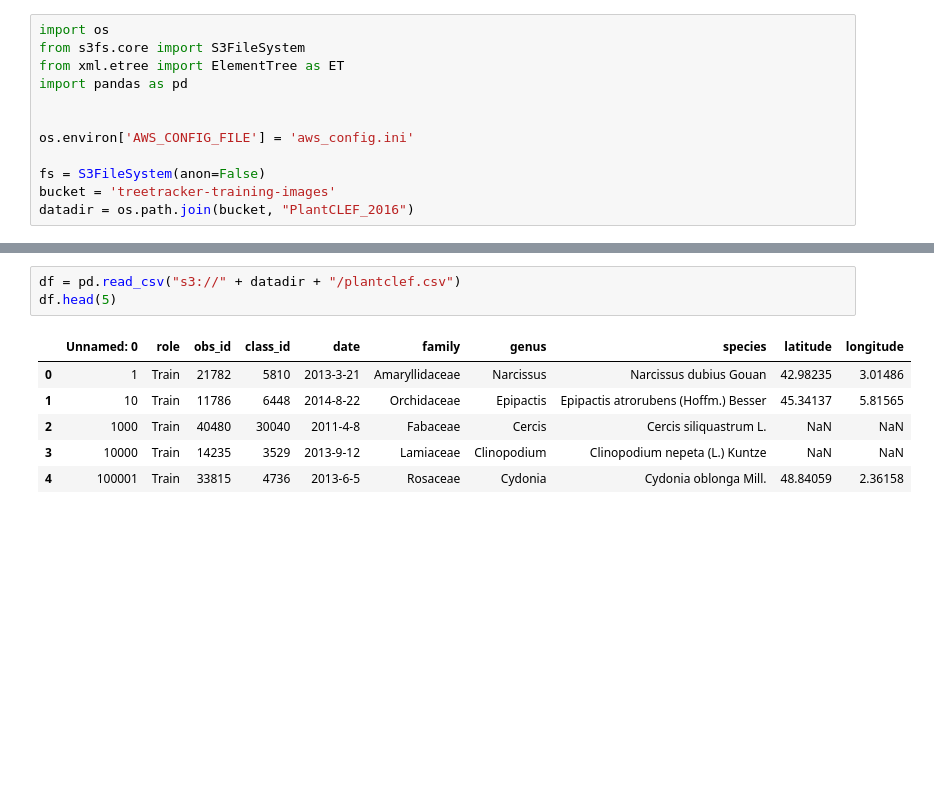
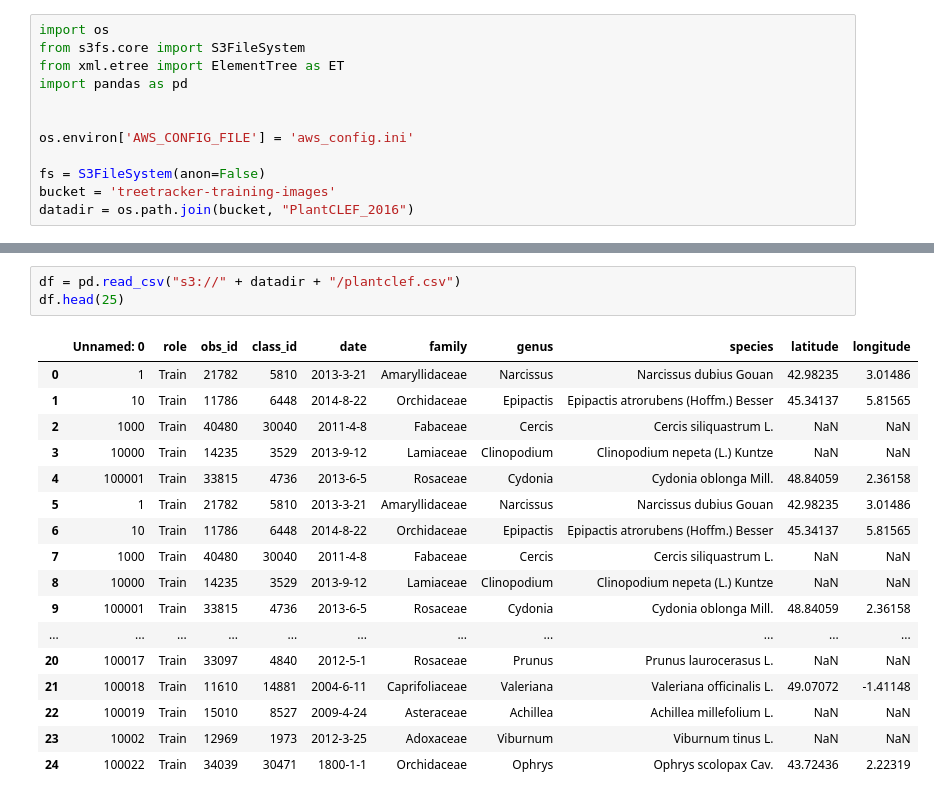
Before and after one commit to Greenstand/treetracker-machine-learning, a Jupyter notebook: api/plantclef_process.ipynb, the cells around one changed output, grey strips where cells are left out. Drawn from its saved outputs; the diff is of its cells as text; blank space fills up the shorter version.

```diff
--- a/api/plantclef_process.ipynb
+++ b/api/plantclef_process.ipynb
@@ -69,10 +90,21 @@ generate_plantclef_csv(write_csv="s3://" + datadir + "/plantclef.csv")
 # %%
 df = pd.read_csv("s3://" + datadir + "/plantclef.csv")
-df.head(5)
+df.head(25)
 # %% [output]
 |  | Unnamed: 0 | role | obs_id | class_id | date | family | genus | species | latitude | longitude |
 | 0 | 1 | Train | 21782 | 5810 | 2013-3-21 | Amaryllidaceae | Narcissus | Narcissus dubius Gouan | 42.98235 | 3.01486 |
 | 1 | 10 | Train | 11786 | 6448 | 2014-8-22 | Orchidaceae | Epipactis | Epipactis atrorubens (Hoffm.) Besser | 45.34137 | 5.81565 |
 | 2 | 1000 | Train | 40480 | 30040 | 2011-4-8 | Fabaceae | Cercis | Cercis siliquastrum L. | NaN | NaN |
 | 3 | 10000 | Train | 14235 | 3529 | 2013-9-12 | Lamiaceae | Clinopodium | Clinopodium nepeta (L.) Kuntze | NaN | NaN |
 | 4 | 100001 | Train | 33815 | 4736 | 2013-6-5 | Rosaceae | Cydonia | Cydonia oblonga Mill. | 48.84059 | 2.36158 |
+| 5 | 1 | Train | 21782 | 5810 | 2013-3-21 | Amaryllidaceae | Narcissus | Narcissus dubius Gouan | 42.98235 | 3.01486 |
+| 6 | 10 | Train | 11786 | 6448 | 2014-8-22 | Orchidaceae | Epipactis | Epipactis atrorubens (Hoffm.) Besser | 45.34137 | 5.81565 |
+| 7 | 1000 | Train | 40480 | 30040 | 2011-4-8 | Fabaceae | Cercis | Cercis siliquastrum L. | NaN | NaN |
+| 8 | 10000 | Train | 14235 | 3529 | 2013-9-12 | Lamiaceae | Clinopodium | Clinopodium nepeta (L.) Kuntze | NaN | NaN |
+| 9 | 100001 | Train | 33815 | 4736 | 2013-6-5 | Rosaceae | Cydonia | Cydonia oblonga Mill. | 48.84059 | 2.36158 |
+| ... | ... | ... | ... | ... | ... | ... | ... | ... | ... | ... |
+| 20 | 100017 | Train | 33097 | 4840 | 2012-5-1 | Rosaceae | Prunus | Prunus laurocerasus L. | NaN | NaN |
+| 21 | 100018 | Train | 11610 | 14881 | 2004-6-11 | Caprifoliaceae | Valeriana | Valeriana officinalis L. | 49.07072 | -1.41148 |
+| 22 | 100019 | Train | 15010 | 8527 | 2009-4-24 | Asteraceae | Achillea | Achillea millefolium L. | NaN | NaN |
+| 23 | 10002 | Train | 12969 | 1973 | 2012-3-25 | Adoxaceae | Viburnum | Viburnum tinus L. | NaN | NaN |
+| 24 | 100022 | Train | 34039 | 30471 | 1800-1-1 | Orchidaceae | Ophrys | Ophrys scolopax Cav. | 43.72436 | 2.22319 |
```
Also changed, not shown: parts of 2 cells of this notebook.
